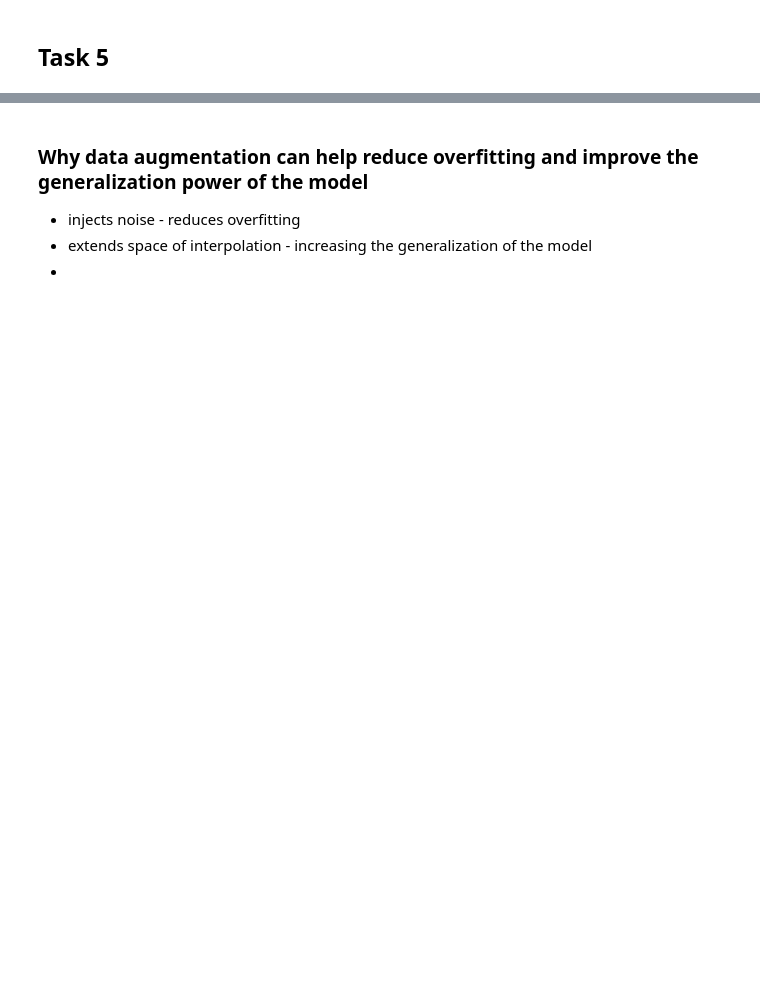
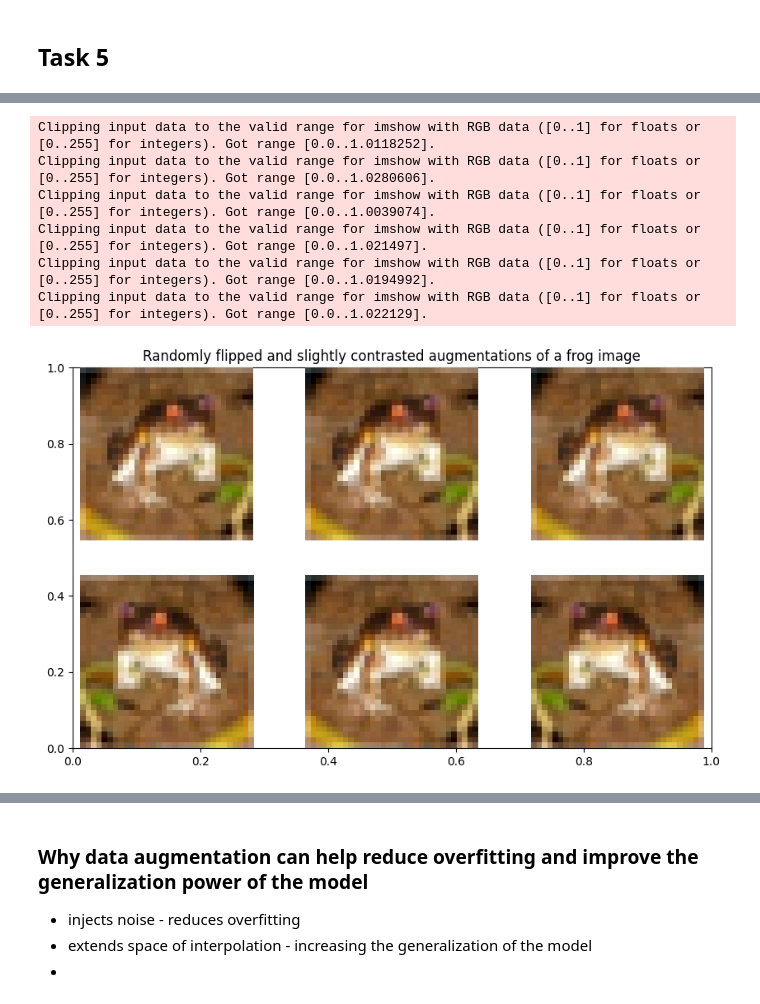
Before and after one commit to aggelitoo/deep_learning, a Jupyter notebook: project2/project2.ipynb, the cells around one changed output, grey strips where cells are left out. Cells and saved outputs as stored; diff of their text form; code cells hidden in the pictures; blank space fills up the shorter version.

```diff
--- a/project2/project2.ipynb
+++ b/project2/project2.ipynb
@@ -418,0 +333,26 @@ test_loss, test_acc = model.evaluate(test_images,  test_labels, verbose=2)
+# %%
+# temp data augmentation sequence for visualization
+temp_augmentation = tf.keras.Sequential(
+    [
+      layers.RandomFlip("horizontal"),
+      layers.RandomContrast(0.1)
+    ]
+)
+
+# data augmentation of frog image visualized
+frog = train_images[0]
+plt.figure(figsize=(10, 6))
+plt.title('Randomly flipped and slightly contrasted augmentations of a frog image')
+for i in range(6):
+  augmented_image = temp_augmentation(frog)
+  ax = plt.subplot(2, 3, i + 1)
+  plt.imshow(augmented_image)
+  plt.axis("off")
+# %% [output]
+Clipping input data to the valid range for imshow with RGB data ([0..1] for floats or [0..255] for integers). Got range [0.0..1.0118252].
+Clipping input data to the valid range for imshow with RGB data ([0..1] for floats or [0..255] for integers). Got range [0.0..1.0280606].
+Clipping input data to the valid range for imshow with RGB data ([0..1] for floats or [0..255] for integers). Got range [0.0..1.0039074].
+Clipping input data to the valid range for imshow with RGB data ([0..1] for floats or [0..255] for integers). Got range [0.0..1.021497].
+Clipping input data to the valid range for imshow with RGB data ([0..1] for floats or [0..255] for integers). Got range [0.0..1.0194992].
+Clipping input data to the valid range for imshow with RGB data ([0..1] for floats or [0..255] for integers). Got range [0.0..1.022129].
+[figure, added]
```
Also changed, not shown: parts of 29 cells of this notebook, 2 other files.
